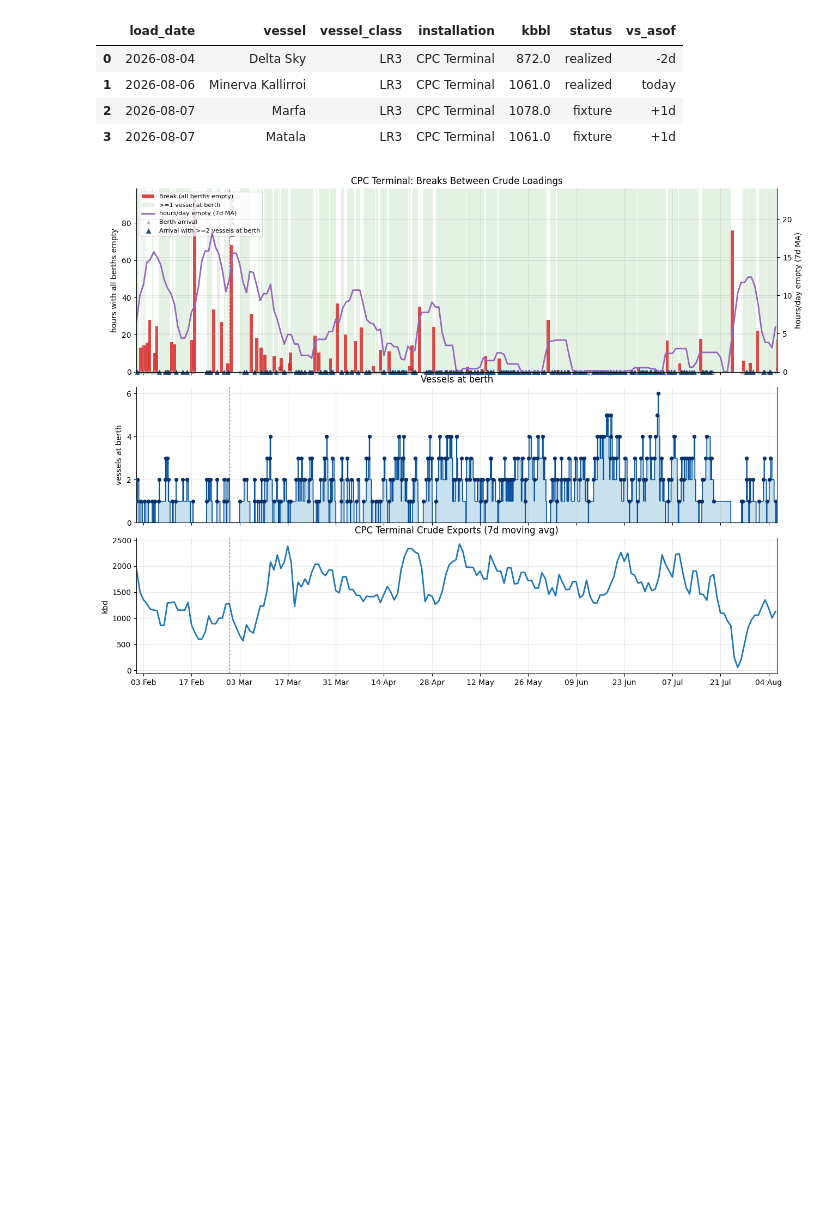
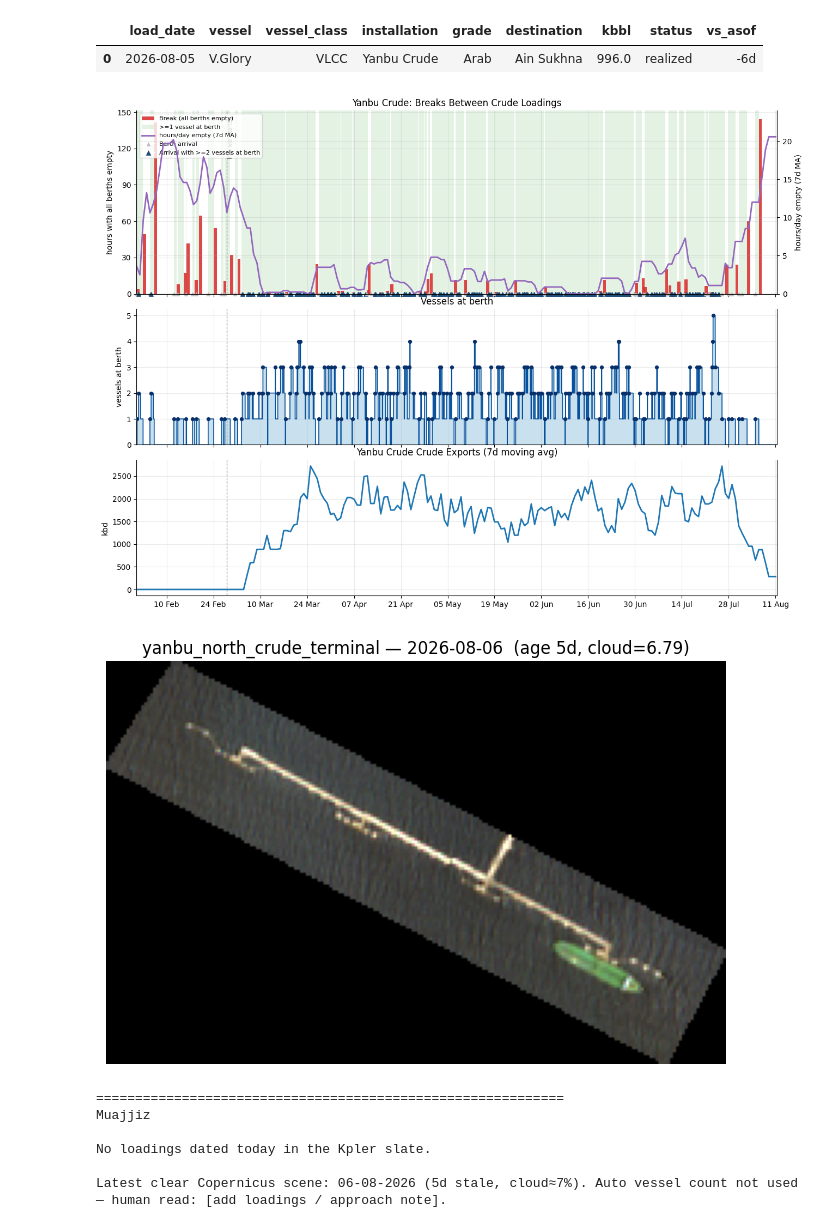
Before and after one commit to lcgr-jg/vessel_crossing, a Jupyter notebook: port_loading_gaps/terminal_report.ipynb, the cells around one changed output. Cells and saved outputs as stored; diff of their text form; code cells hidden in the pictures; blank space fills up the shorter version.

```diff
--- a/port_loading_gaps/terminal_report.ipynb
+++ b/port_loading_gaps/terminal_report.ipynb
@@ -63,9 +64,10 @@ ENV_PATH = BASE / ".env"
 REPORTS_DIR = NOTEBOOK_DIR / "reports"
 
 # --- controls ---
-TERMINALS = ["yanbu_crude", "muajjiz", "cpc"]
+TERMINALS = ["yanbu", "yanbu_crude", "muajjiz", "yanbu_unallocated", "cpc"]
 ASOF = date.today()  # or date(2026, 8, 6)
 FETCH_SATELLITE = True  # set False for a fast Kpler-only draft
+# Satellite panels: Crude / Muajjiz / CPC only (zone yanbu has include_satellite: false)
 
 env = parse_env(ENV_PATH)
 email = env.get("KPLER_EMAIL") or env.get("EMAIL")
@@ -96,7 +101,8 @@ for sec in sections:
     print(sec.blurb)
     print()
     display(sec.slate)
-    display(sec.chart_fig)
+    if sec.chart_fig is not None:
+        display(sec.chart_fig)
     sat = sec.satellite
     if sat.rgb is not None and sat.scene_date is not None:
         fig, ax = plt.subplots(figsize=(8, 6))
@@ -110,8 +116,9 @@ for sec in sections:
         if sat.debug_fig is not None:
             display(sat.debug_fig)
             plt.close(sat.debug_fig)
-    else:
-        print(sat.note or "No satellite scene")
-    plt.close(sec.chart_fig)
+    elif sat.note and sat.note != "Satellite fetch skipped.":
+        print(sat.note)
+    if sec.chart_fig is not None:
+        plt.close(sec.chart_fig)
 # %% [output]
 ============================================================
@@ -141,6 +148,10 @@ Latest clear Copernicus scene: 05-08-2026 (1d stale, cloud≈8%). Auto vessel co
-|  | load_date | vessel | vessel_class | installation | kbbl | status | vs_asof |
-| 0 | 2026-08-04 | Delta Sky | LR3 | CPC Terminal | 872.0 | realized | -2d |
-| 1 | 2026-08-06 | Minerva Kallirroi | LR3 | CPC Terminal | 1061.0 | realized | today |
-| 2 | 2026-08-07 | Marfa | LR3 | CPC Terminal | 1078.0 | fixture | +1d |
-| 3 | 2026-08-07 | Matala | LR3 | CPC Terminal | 1061.0 | fixture | +1d |
+|  | load_date | vessel | vessel_class | installation | grade | destination | kbbl | status | vs_asof |
+| 0 | 2026-08-05 | V.Glory | VLCC | Yanbu Crude | Arab | Ain Sukhna | 996.0 | realized | -6d |
+[figure, new version]
-[figure, old version]
+[figure, new version]
+============================================================
+Muajjiz
+
+No loadings dated today in the Kpler slate.
+
+Latest clear Copernicus scene: 06-08-2026 (5d stale, cloud≈7%). Auto vessel count not used — human read: [add loadings / approach note].
```
Also changed, not shown: parts of 6 cells of this notebook, 36 other files.
